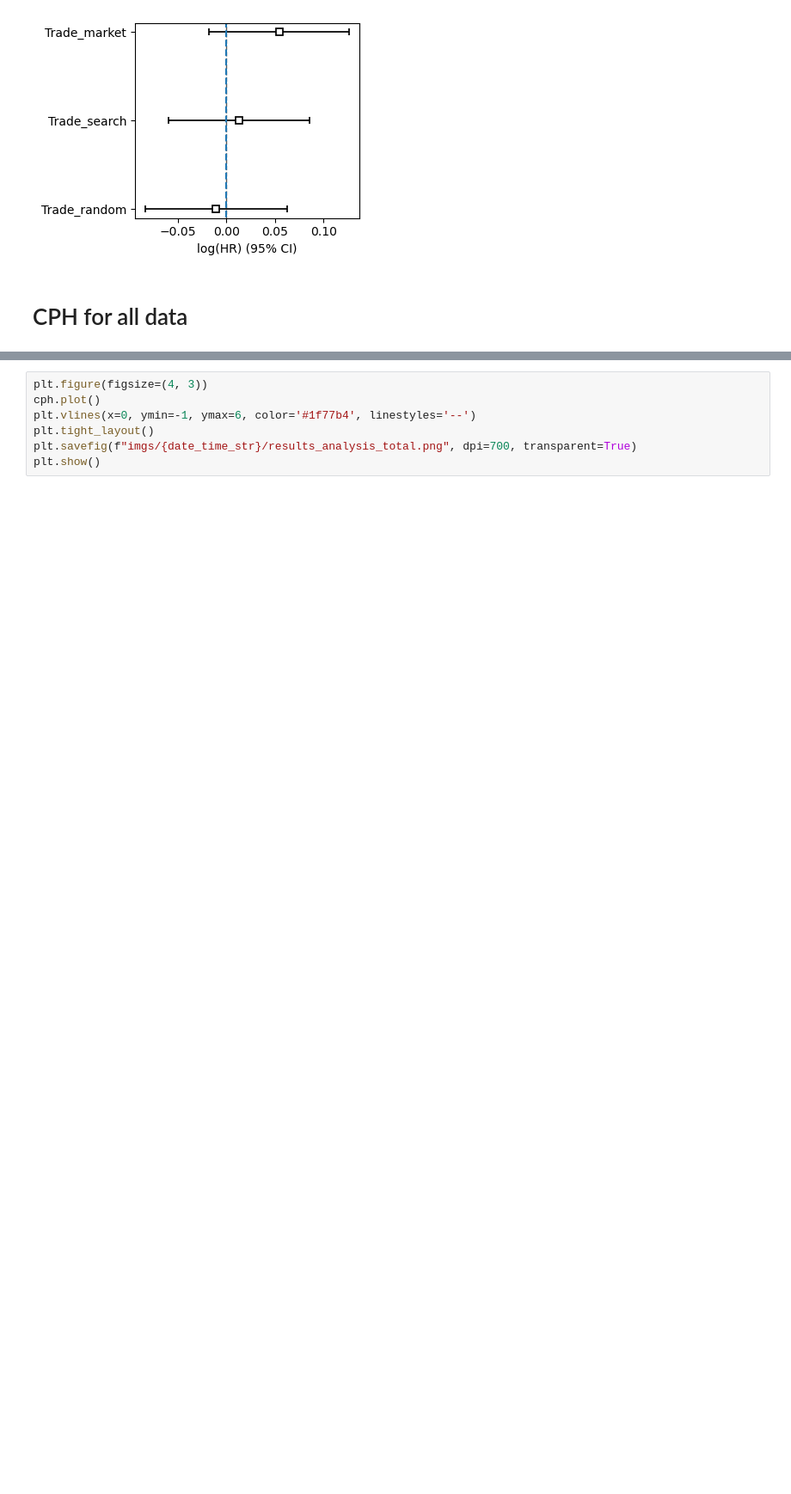
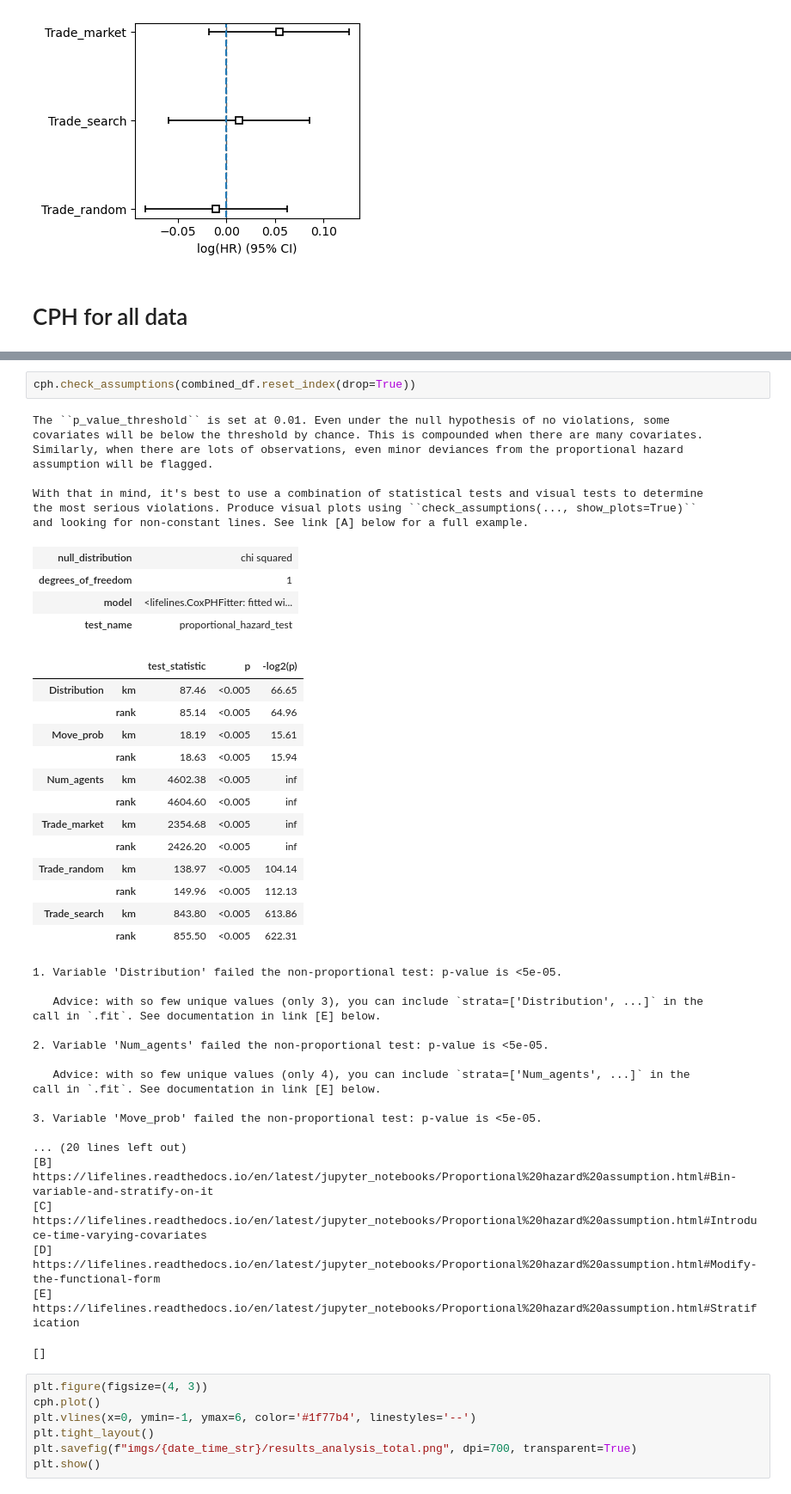
Before and after one commit to freek1/trading-agents, a Jupyter notebook: eval.ipynb, the cells around one changed output, grey strips where cells are left out. Shown at 86% size. Cells and saved outputs as stored; diff of their text form; blank space fills up the shorter version.

Commit message:
check assumptions eval

```diff
--- a/eval.ipynb
+++ b/eval.ipynb
@@ -697,3 +736,49 @@ Index(['T', 'E', 'Scenario', 'Agent_type', 'Distribution', 'Num_agents',
+# %%
+cph.check_assumptions(combined_df.reset_index(drop=True))
+# %% [output]
+The ``p_value_threshold`` is set at 0.01. Even under the null hypothesis of no violations, some
+covariates will be below the threshold by chance. This is compounded when there are many covariates.
+Similarly, when there are lots of observations, even minor deviances from the proportional hazard
+assumption will be flagged.
+
+With that in mind, it's best to use a combination of statistical tests and visual tests to determine
+the most serious violations. Produce visual plots using ``check_assumptions(..., show_plots=True)``
+and looking for non-constant lines. See link [A] below for a full example.
+| null_distribution | chi squared |
+| degrees_of_freedom | 1 |
+| model | <lifelines.CoxPHFitter: fitted wi... |
+| test_name | proportional_hazard_test |
+|  |  | test_statistic | p | -log2(p) |
+| Distribution | km | 87.46 | <0.005 | 66.65 |
+|  | rank | 85.14 | <0.005 | 64.96 |
+| Move_prob | km | 18.19 | <0.005 | 15.61 |
+|  | rank | 18.63 | <0.005 | 15.94 |
+| Num_agents | km | 4602.38 | <0.005 | inf |
+|  | rank | 4604.60 | <0.005 | inf |
+| Trade_market | km | 2354.68 | <0.005 | inf |
+|  | rank | 2426.20 | <0.005 | inf |
+| Trade_random | km | 138.97 | <0.005 | 104.14 |
+|  | rank | 149.96 | <0.005 | 112.13 |
+| Trade_search | km | 843.80 | <0.005 | 613.86 |
+|  | rank | 855.50 | <0.005 | 622.31 |
+1. Variable 'Distribution' failed the non-proportional test: p-value is <5e-05.
+
+   Advice: with so few unique values (only 3), you can include `strata=['Distribution', ...]` in the
+call in `.fit`. See documentation in link [E] below.
+
+2. Variable 'Num_agents' failed the non-proportional test: p-value is <5e-05.
+
+   Advice: with so few unique values (only 4), you can include `strata=['Num_agents', ...]` in the
+call in `.fit`. See documentation in link [E] below.
+
+3. Variable 'Move_prob' failed the non-proportional test: p-value is <5e-05.
+
+... (20 lines left out)
+[B]  https://lifelines.readthedocs.io/en/latest/jupyter_notebooks/Proportional%20hazard%20assumption.html#Bin-variable-and-stratify-on-it
+[C]  https://lifelines.readthedocs.io/en/latest/jupyter_notebooks/Proportional%20hazard%20assumption.html#Introduce-time-varying-covariates
+[D]  https://lifelines.readthedocs.io/en/latest/jupyter_notebooks/Proportional%20hazard%20assumption.html#Modify-the-functional-form
+[E]  https://lifelines.readthedocs.io/en/latest/jupyter_notebooks/Proportional%20hazard%20assumption.html#Stratification
+[]
 # %%
 plt.figure(figsize=(4, 3))
 cph.plot()
```
Also changed, not shown: parts of 3 cells of this notebook, 3 other files.
